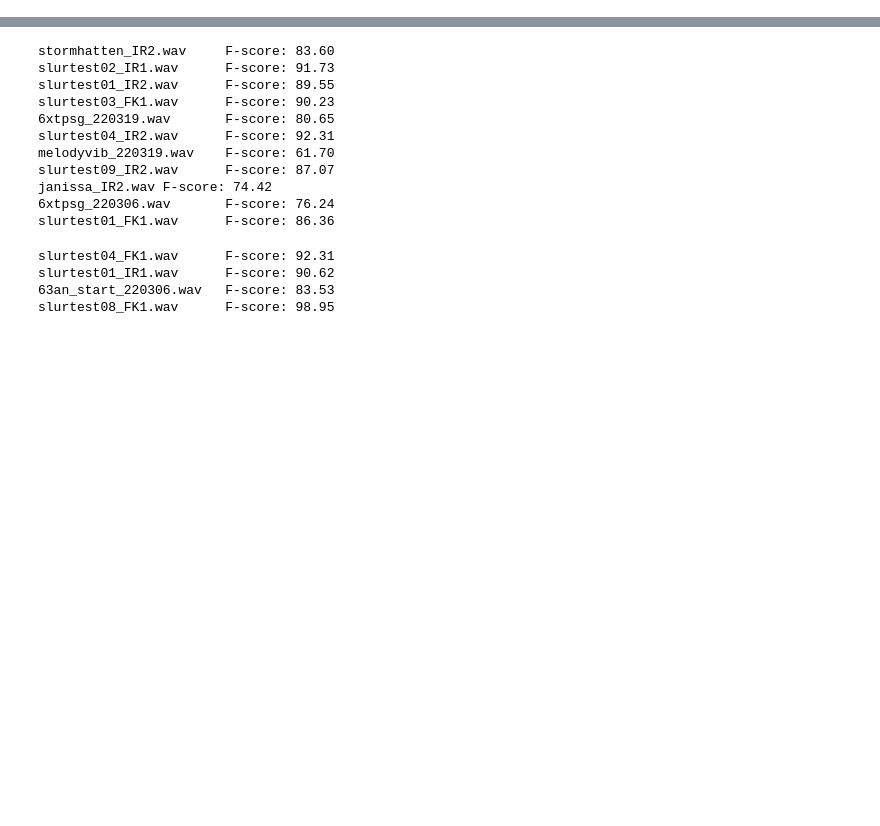
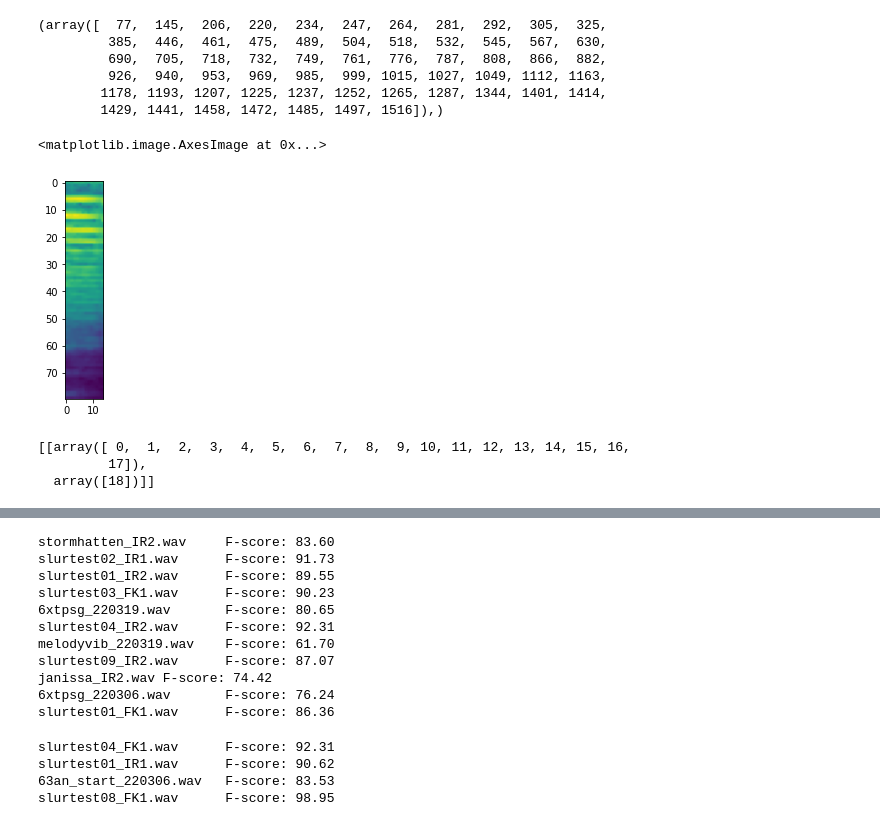
Before and after one commit to SimonFalk/beyondPianoRoll, a Jupyter notebook: flow.ipynb, the cells around one changed output, grey strips where cells are left out. Saved outputs shown, nothing was run; the diff lists cells and outputs as text; code cells hidden in the pictures; blank space fills up the shorter version.

```diff
--- a/flow.ipynb
+++ b/flow.ipynb
@@ -104,3 +155,17 @@ print(mm_frames_normalized[0].shape)
+# %%
+np.where(onset_vectors[0]==1)
+# %% [output]
+(array([  77,  145,  206,  220,  234,  247,  264,  281,  292,  305,  325,
+         385,  446,  461,  475,  489,  504,  518,  532,  545,  567,  630,
+         690,  705,  718,  732,  749,  761,  776,  787,  808,  866,  882,
+         926,  940,  953,  969,  985,  999, 1015, 1027, 1049, 1112, 1163,
+        1178, 1193, 1207, 1225, 1237, 1252, 1265, 1287, 1344, 1401, 1414,
+        1429, 1441, 1458, 1472, 1485, 1497, 1516]),)
+# %%
+plt.imshow(mm_proc_frames[0][145-7:145+7,:,0].transpose())
+# %% [output]
+<matplotlib.image.AxesImage at 0x...>
+[figure, added]
 # %%
 def data_generator(
     batch_size,
@@ -195,2 +261,8 @@ kf_gen = [[np.arange(19), np.arange(19, len(audio_fnames))]]
+# %%
+kf_gen
+# %% [output]
+[[array([ 0,  1,  2,  3,  4,  5,  6,  7,  8,  9, 10, 11, 12, 13, 14, 15, 16,
+         17]),
+  array([18])]]
 # %%
 # K-Fold:
```
Also changed, not shown: parts of 13 cells of this notebook.
